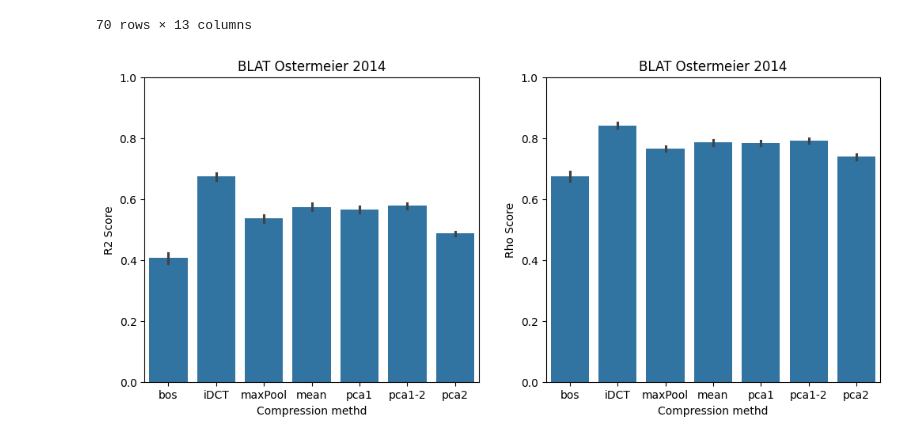
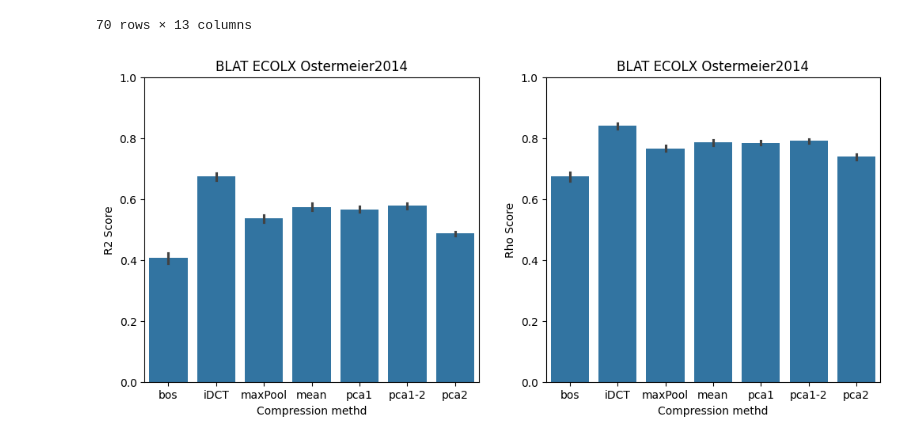
Before and after one commit to ziul-bio/SWAT, a Jupyter notebook: plot_results.ipynb, the cells around one changed output. Saved outputs shown, nothing was run; the diff lists cells and outputs as text; code cells hidden in the pictures.

```diff
--- a/plot_results.ipynb
+++ b/plot_results.ipynb
@@ -52,19 +52,17 @@ results
 70 rows × 13 columns
 # %%
 results.sort_values('Compression_methd', inplace=True)
-
 fig, ax = plt.subplots(1, 2, figsize=(12, 5))
 sns.barplot(data=results, x='Compression_methd', y='R2_score_test', ax=ax[0])
-ax[0].set_title('BLAT Ostermeier 2014')
+ax[0].set_title('BLAT ECOLX Ostermeier2014')
 ax[0].set_ylim(0, 1)
 ax[0].set_ylabel('R2 Score')
 ax[0].set_xlabel('Compression methd')
-
 sns.barplot(data=results, x='Compression_methd', y='rho_score_test', ax=ax[1])
-ax[1].set_title('BLAT Ostermeier 2014')
+ax[1].set_title('BLAT ECOLX Ostermeier2014')
 ax[1].set_ylim(0, 1)
 ax[1].set_ylabel('Rho Score')
 ax[1].set_xlabel('Compression methd')
 plt.show()
 # %% [output]
-[figure, old version]
+[figure, new version]
```
Also changed, not shown: parts of 5 cells of this notebook, 4 other files.
